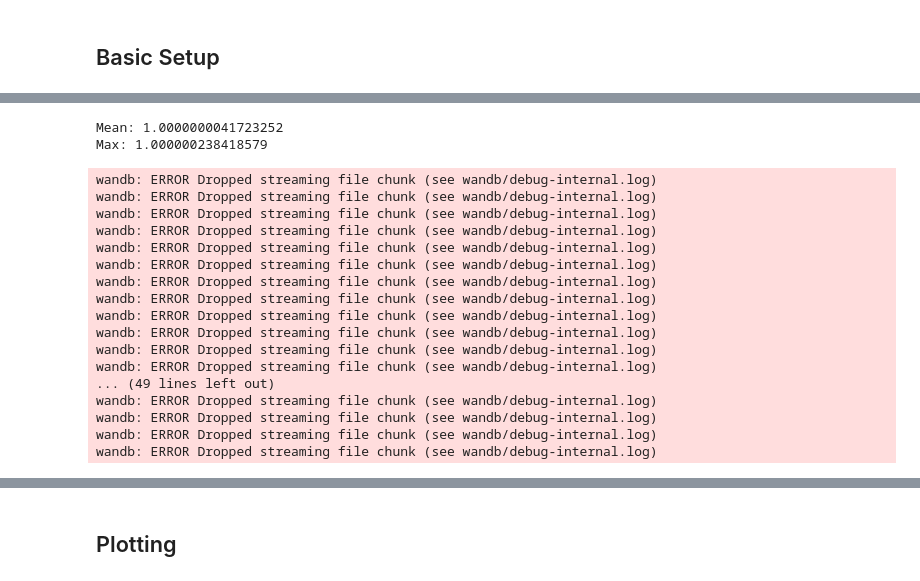
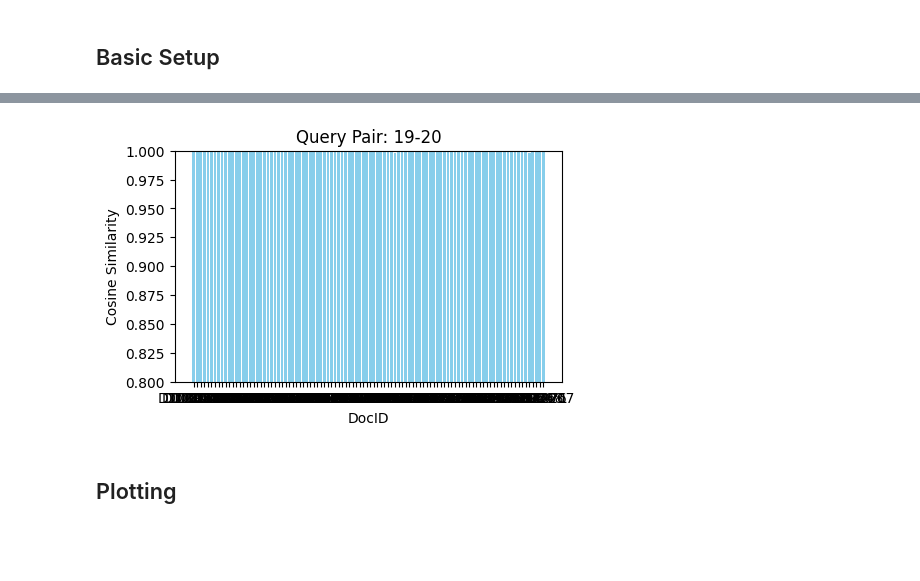
Before and after one commit to mg98/queries-is-all-you-need, a Jupyter notebook: notebooks/doc_clustering.ipynb, the cells around one changed output, grey strips where cells are left out. Drawn from its saved outputs; the diff is of its cells as text; code cells hidden in the pictures; blank space fills up the shorter version.

```diff
--- a/notebooks/doc_clustering.ipynb
+++ b/notebooks/doc_clustering.ipynb
@@ -79,31 +82,48 @@ AttributeError: 'numpy.ndarray' object has no attribute 'unsqueeze'
-# %%
-deltas = []
-for docid in docids:
-    delta = cosine_similarity(
-        get_embedding(model1, docid),
-        get_embedding(model20, docid)
-    )
-    deltas.append(delta.item())
-
-print('Mean:', sum(deltas) / len(deltas))
-print('Max:', max(deltas))
-# %% [output]
-Mean: 1.0000000041723252
-Max: 1.000000238418579
-wandb: ERROR Dropped streaming file chunk (see wandb/debug-internal.log)
-wandb: ERROR Dropped streaming file chunk (see wandb/debug-internal.log)
-wandb: ERROR Dropped streaming file chunk (see wandb/debug-internal.log)
-wandb: ERROR Dropped streaming file chunk (see wandb/debug-internal.log)
-wandb: ERROR Dropped streaming file chunk (see wandb/debug-internal.log)
-wandb: ERROR Dropped streaming file chunk (see wandb/debug-internal.log)
-wandb: ERROR Dropped streaming file chunk (see wandb/debug-internal.log)
-wandb: ERROR Dropped streaming file chunk (see wandb/debug-internal.log)
-wandb: ERROR Dropped streaming file chunk (see wandb/debug-internal.log)
-wandb: ERROR Dropped streaming file chunk (see wandb/debug-internal.log)
-wandb: ERROR Dropped streaming file chunk (see wandb/debug-internal.log)
-wandb: ERROR Dropped streaming file chunk (see wandb/debug-internal.log)
-... (49 lines left out)
-wandb: ERROR Dropped streaming file chunk (see wandb/debug-internal.log)
-wandb: ERROR Dropped streaming file chunk (see wandb/debug-internal.log)
-wandb: ERROR Dropped streaming file chunk (see wandb/debug-internal.log)
-wandb: ERROR Dropped streaming file chunk (see wandb/debug-internal.log)
+# %%
+import pandas as pd
+import numpy as np
+import matplotlib.pyplot as plt
+from matplotlib.animation import FuncAnimation
+from sklearn.metrics.pairwise import cosine_similarity
+
+# Calculate cosine similarities for all pairs
+def calculate_cosine_similarities(df):
+    max_queries = df['n_queries'].max()
+    cosine_similarities = []
+    for n_query in range(1, max_queries):
+        current_df = df[df['n_queries'] == n_query]
+        next_df = df[df['n_queries'] == n_query + 1]
+        for docid in df['docid'].unique():
+            if docid in current_df['docid'].values and docid in next_df['docid'].values:
+                current_emb = current_df[current_df['docid'] == docid]['embedding'].values[0].reshape(1, -1)
+                next_emb = next_df[next_df['docid'] == docid]['embedding'].values[0].reshape(1, -1)
+                sim = cosine_similarity(current_emb, next_emb)[0][0]
+                cosine_similarities.append({'n_queries': f'{n_query}-{n_query + 1}', 'docid': docid, 'cosine_similarity': sim})
+    return pd.DataFrame(cosine_similarities)
+
+# Update the bar plot for each frame in the animation
+def update(frame_number, similarities_df, bars, ax):
+    plt.cla()  # Clear the current axes
+    frame_df = similarities_df[similarities_df['n_queries'] == f'{frame_number + 1}-{frame_number + 2}']
+    docids = frame_df['docid']
+    similarities = frame_df['cosine_similarity']
+    bars = plt.bar(docids, similarities, color='skyblue')
+    ax.set_ylim(0.8, 1)  # Cosine similarity ranges from 0 to 1
+    ax.set_xlabel('DocID')
+    ax.set_ylabel('Cosine Similarity')
+    ax.set_title(f'Query Pair: {frame_number + 1}-{frame_number + 2}')
+    return bars
+
+# Main function to create the animation
+def create_animation(results_df):
+    similarities_df = calculate_cosine_similarities(results_df)
+    max_queries = results_df['n_queries'].max() - 1
+    fig, ax = plt.subplots(figsize=(5, 3))
+    bars = plt.bar([], [])
+
+    anim = FuncAnimation(fig, update, frames=range(max_queries), fargs=(similarities_df, bars, ax), blit=False, repeat=False)
+    return anim
+
+anim = create_animation(results_df)
+HTML(anim.to_html5_video())
+# %% [output]
@@ -110,2 +131,3 @@ wandb: ERROR Dropped streaming file chunk (see wandb/debug-internal.log)
+[figure, added]
 # %% [markdown]
 ## Plotting
```
Also changed, not shown: parts of 9 cells of this notebook, 9 other files.
